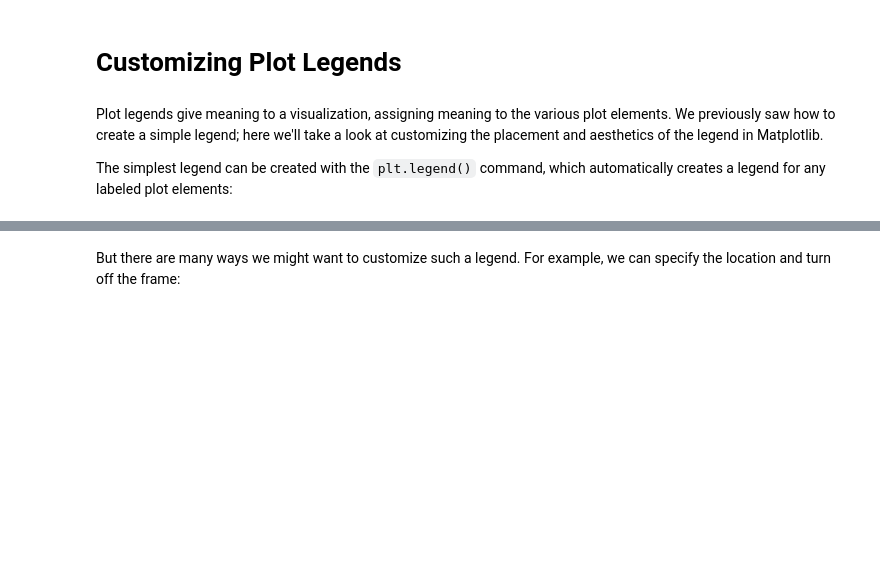
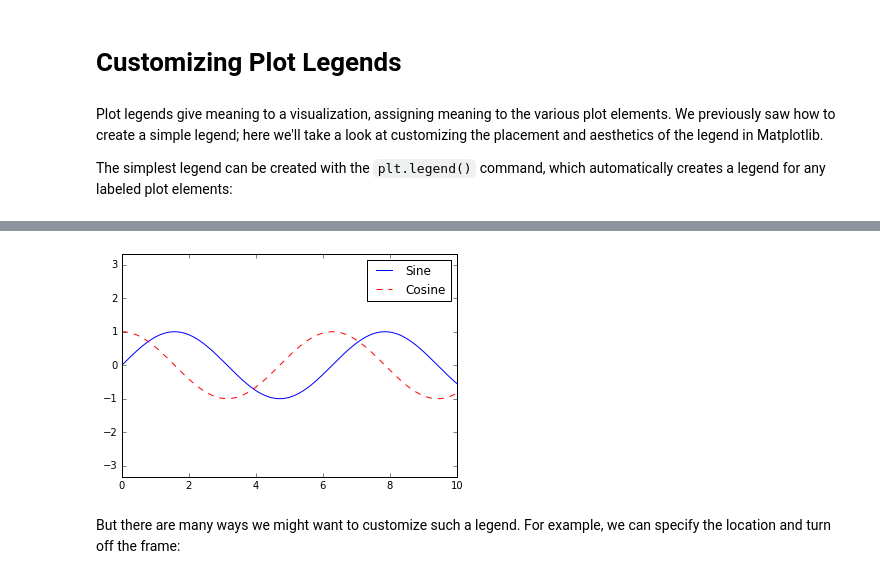
Before and after one commit to desardi131/thebridge_ft_sep22, a Jupyter notebook: 2-Data Analysis/3-Matplotlib/teoria/6-Legends and colors aula.ipynb, the cells around one changed output, grey strips where cells are left out. Drawn from its saved outputs; the diff is of its cells as text; code cells hidden in the pictures; blank space fills up the shorter version.

```diff
--- a/2-Data Analysis/3-Matplotlib/teoria/6-Legends and colors aula.ipynb
+++ b/2-Data Analysis/3-Matplotlib/teoria/6-Legends and colors aula.ipynb
@@ -17,3 +14,12 @@ import numpy as np
+# %%
+x = np.linspace(0,10,1000)
+fig, ax = plt.subplots()
+ax.plot(x, np.sin(x), '-b', label = "Sine")
+ax.plot(x, np.cos(x), '--r', label = "Cosine")
+ax.axis("equal")
+ax.legend();
+# %% [output]
+[figure, added]
 # %% [markdown]
 But there are many ways we might want to customize such a legend.
 For example, we can specify the location and turn off the frame:
```
Also changed, not shown: parts of 15 cells of this notebook, 2 other files.
